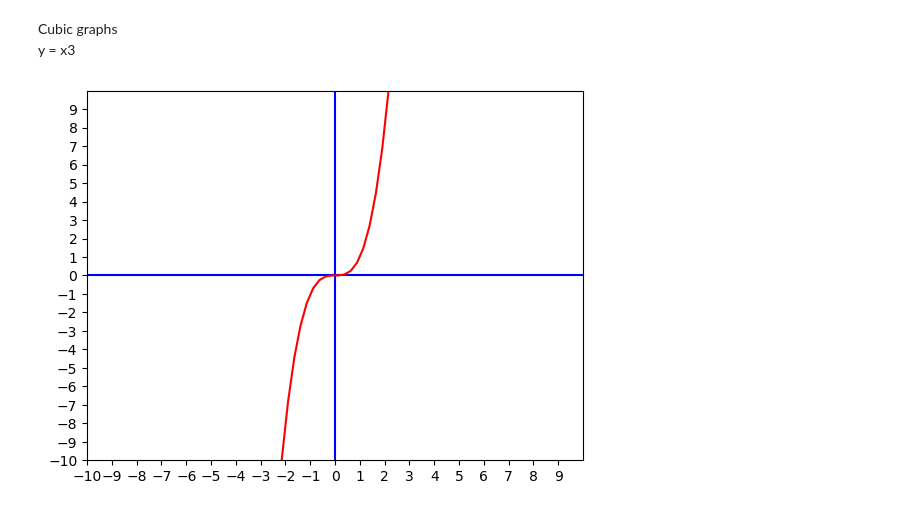
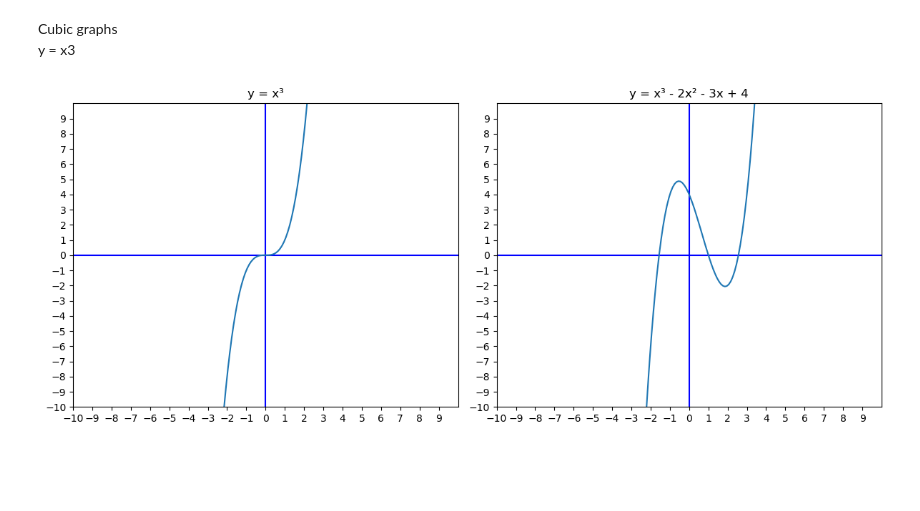
Before and after one commit to jayr0n/algebrawithpython, a Jupyter notebook: week11/parent_graphs.ipynb, the cells around one changed output. Saved outputs shown, nothing was run; the diff lists cells and outputs as text; code cells hidden in the pictures; blank space fills up the shorter version.

Commit message:
Quartic graphs and put some title

```diff
--- a/week11/parent_graphs.ipynb
+++ b/week11/parent_graphs.ipynb
@@ -90,22 +90,36 @@ y = x3
 # %%
 import matplotlib.pyplot as plt
 import numpy as np
 
 xmin = -10
 xmax = 10
-ymin = - 10
+ymin = -10
 ymax = 10
-points = 4*(xmax-xmin)
-x = np.linspace(xmin,xmax,points)
+points = 10 * (xmax - xmin)
+x = np.linspace(xmin, xmax, points)
 
-fig, ax = plt.subplots()
-plt.axis([xmin,xmax,ymin,ymax]) # window size
-plt.plot([xmin,xmax],[0,0],'b') # blue x axis
-plt.plot([0,0],[ymin,ymax], 'b') # blue y axis
+# Criar uma figura com 2 subplots em uma linha
+fig, axs = plt.subplots(1, 2, figsize=(12, 5))
 
-plt.xticks(np.arange(xmin,xmax,1))
-plt.yticks(np.arange(ymin,ymax,1))
-plt.plot(x, x**3, 'r')
+# Primeiro subplot
+axs[0].axis([xmin, xmax, ymin, ymax])
+axs[0].plot([xmin, xmax], [0, 0], 'b')  # eixo x
+axs[0].plot([0, 0], [ymin, ymax], 'b')  # eixo y
+axs[0].set_xticks(np.arange(xmin, xmax, 1))
+axs[0].set_yticks(np.arange(ymin, ymax, 1))
+axs[0].plot(x, x**3)
+axs[0].set_title('y = x³')
+
+# second subplot
+axs[1].axis([xmin, xmax, ymin, ymax])
+axs[1].plot([xmin, xmax], [0, 0], 'b')  #  x
+axs[1].plot([0, 0], [ymin, ymax], 'b')  #  y
+axs[1].set_xticks(np.arange(xmin, xmax, 1))
+axs[1].set_yticks(np.arange(ymin, ymax, 1))
+axs[1].plot(x, x**3 - 2*x**2 - 3*x + 4)
+axs[1].set_title('y = x³ - 2x² - 3x + 4')
+
+plt.tight_layout()
 plt.show()
 # %% [output]
-[figure, old version]
+[figure, new version]
```
Also changed, not shown: parts of 2 cells of this notebook.
